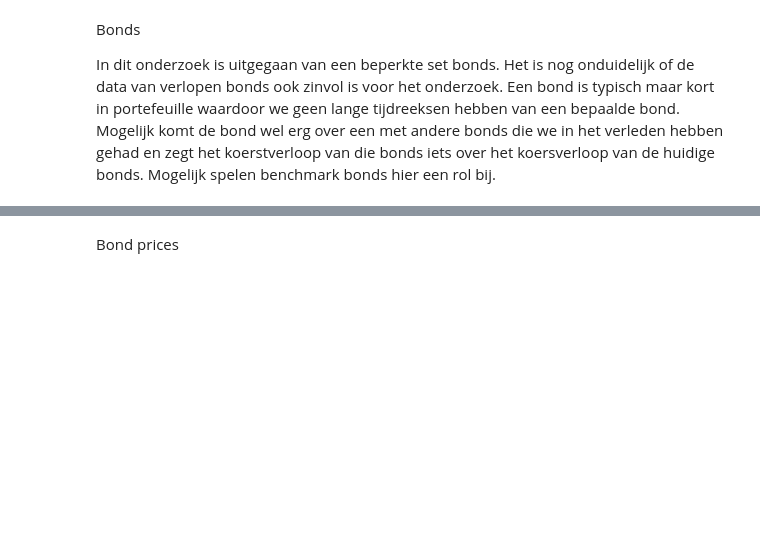
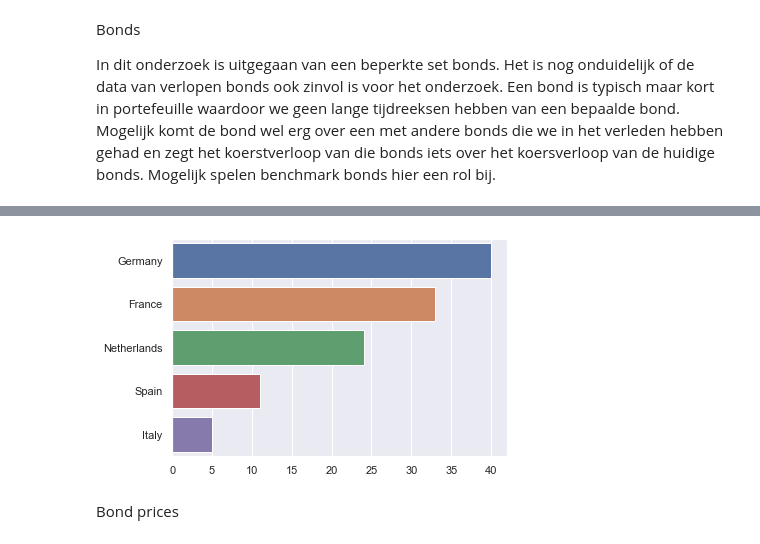
Before and after one commit to Merijn68/BondTrading, a Jupyter notebook: notebooks/02_data_exploratie.ipynb, the cells around one changed output, grey strips where cells are left out. Saved outputs shown, nothing was run; the diff lists cells and outputs as text; code cells hidden in the pictures; blank space fills up the shorter version.

```diff
--- a/notebooks/02_data_exploratie.ipynb
+++ b/notebooks/02_data_exploratie.ipynb
@@ -98,2 +77,6 @@ Name: issue_rating, dtype: int64
+# %%
+visualize.countplot(data = df_bonds, x = 'country_name')
+# %% [output]
+[figure, added]
 # %% [markdown]
 Bond prices
```
Also changed, not shown: parts of 24 cells of this notebook, 1 other file.
